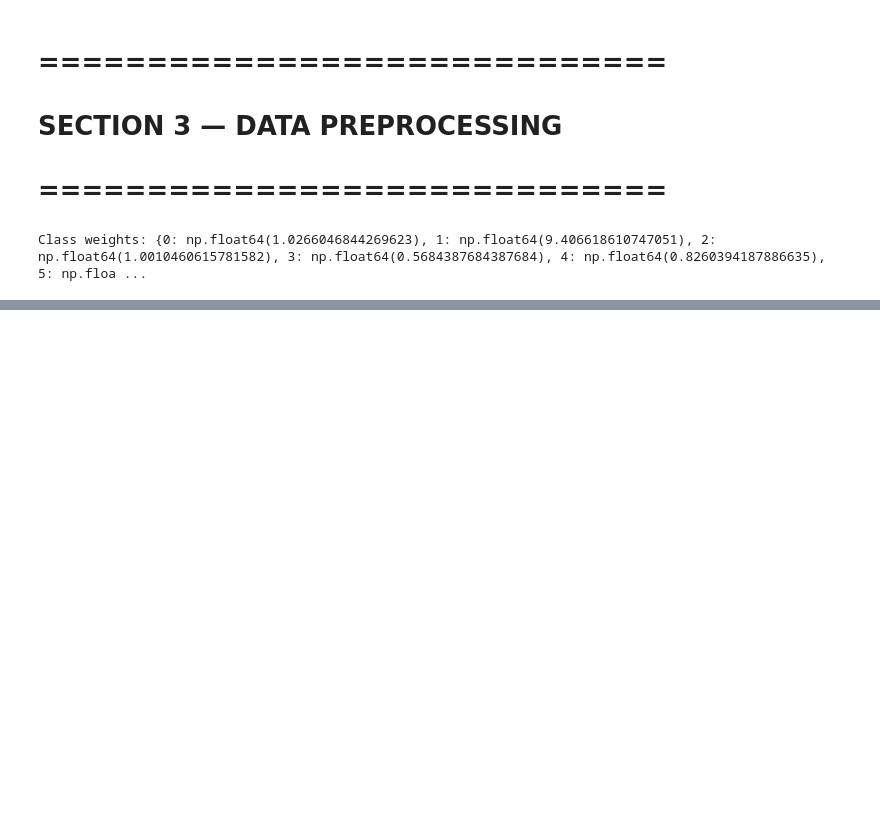
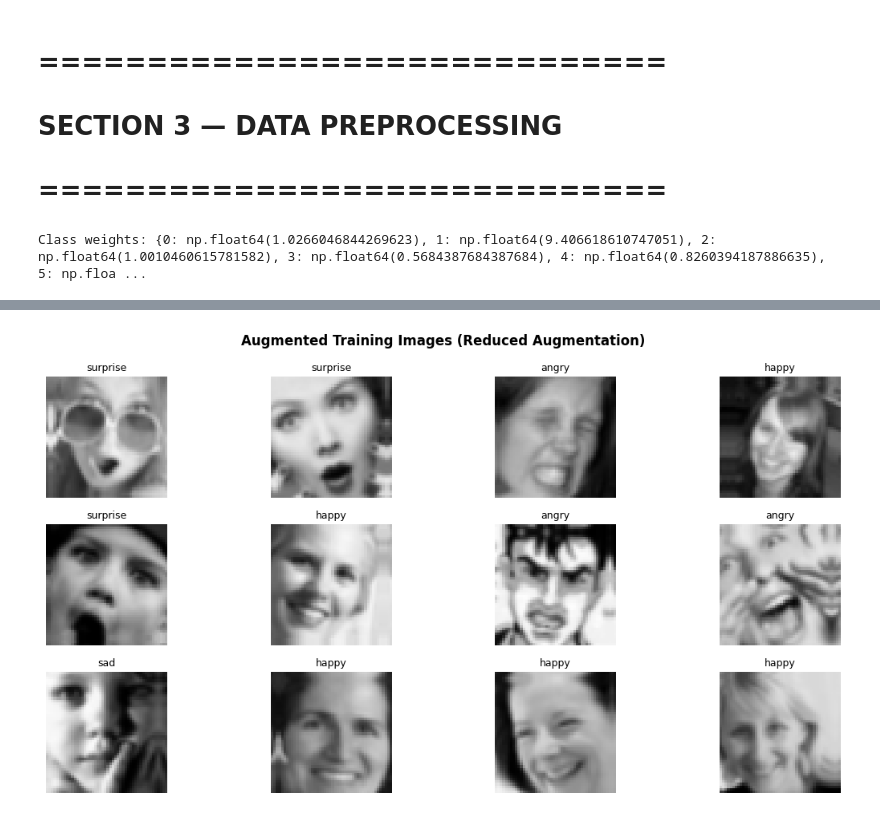
Before and after one commit to AnanduDinesan/Facial-Expression-Recognition, a Jupyter notebook: FER_Hackathon.ipynb, the cells around one changed output, grey strips where cells are left out. Cells and saved outputs as stored; diff of their text form; code cells hidden in the pictures; blank space fills up the shorter version.

```diff
--- a/FER_Hackathon.ipynb
+++ b/FER_Hackathon.ipynb
@@ -98,9 +115,9 @@ plt.show()
 # %%
 pixel_values = []
 
-for cls in os.listdir(train_path):
-    folder = os.path.join(train_path, cls)
-    for img_name in os.listdir(folder)[:200]:   # sample only
+for cls in os.listdir(TRAIN_PATH):
+    folder = os.path.join(TRAIN_PATH, cls)
+    for img_name in os.listdir(folder)[:200]:
         img = plt.imread(os.path.join(folder, img_name))
         pixel_values.extend(img.flatten())
 
@@ -115,8 +132,8 @@ plt.show()
 # %%
 sizes = set()
 
-for cls in os.listdir(train_path):
-    folder = os.path.join(train_path, cls)
+for cls in os.listdir(TRAIN_PATH):
+    folder = os.path.join(TRAIN_PATH, cls)
     for img_name in os.listdir(folder)[:50]:
         img = plt.imread(os.path.join(folder, img_name))
         sizes.add(img.shape)
@@ -142,18 +160,18 @@ from sklearn.utils.class_weight import compute_class_weight
 import numpy as np
 import os
 # %%
-labels = []
+label_list = []
 
 for i, cls in enumerate(class_names):
-    folder = DATASET_PATH + "/train/" + cls
-    labels += [i] * len(os.listdir(folder))
+    folder = os.path.join(TRAIN_PATH, cls)
+    label_list += [i] * len(os.listdir(folder))
 
-labels = np.array(labels)
+label_list = np.array(label_list)
 
 class_weights = compute_class_weight(
     class_weight='balanced',
-    classes=np.unique(labels),
-    y=labels
+    classes=np.unique(label_list),
+    y=label_list
 )
 
 class_weights = dict(enumerate(class_weights))
@@ -207,0 +243,14 @@ Cache filled! All future iterations will be fast.
+# %%
+for images, labels_batch in train_ds.take(1):
+    plt.figure(figsize=(12, 6))
+    for i in range(12):
+        plt.subplot(3, 4, i+1)
+        plt.imshow(images[i].numpy().astype("uint8"))
+        plt.title(class_names[labels_batch[i].numpy().argmax()], fontsize=9)
+        plt.axis('off')
+    plt.suptitle("Augmented Training Images (Reduced Augmentation)", fontweight='bold')
+    plt.tight_layout()
+    plt.show()
+    break
+# %% [output]
+[figure, added]
```
Also changed, not shown: parts of 21 cells of this notebook.
